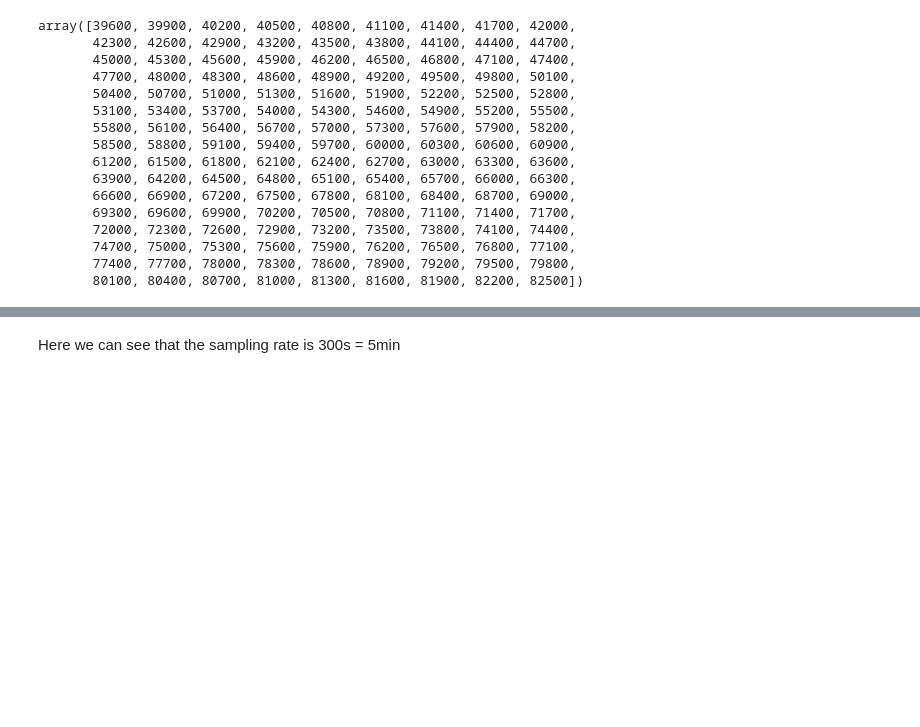
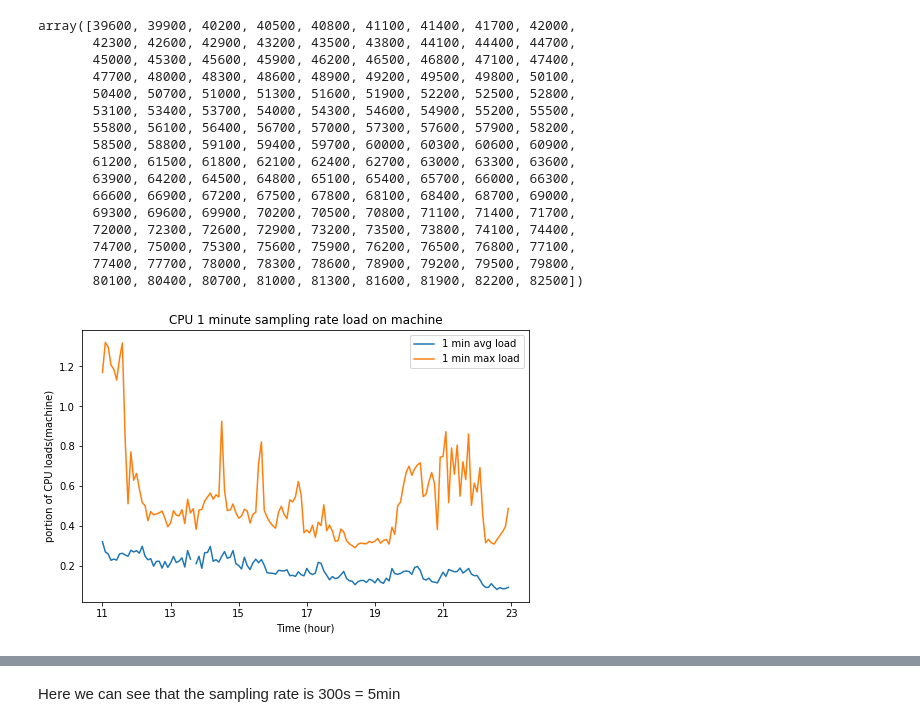
Before and after one commit to Xiaomin-Li/HPC_project, a Jupyter notebook: Machine utilization .ipynb, the cells around one changed output, grey strips where cells are left out. Cells and saved outputs as stored; diff of their text form; code cells hidden in the pictures; blank space fills up the shorter version.

Commit message:
Add more machine utilization analysis

```diff
--- a/Machine utilization .ipynb
+++ b/Machine utilization .ipynb
@@ -50,3 +50,12 @@ array([39600, 39900, 40200, 40500, 40800, 41100, 41400, 41700, 42000,
        74700, 75000, 75300, 75600, 75900, 76200, 76500, 76800, 77100,
        77400, 77700, 78000, 78300, 78600, 78900, 79200, 79500, 79800,
        80100, 80400, 80700, 81000, 81300, 81600, 81900, 82200, 82500])
+# %%
+su_load_1min = np.sort(su.load1)
+su_load_1min
+su_load_1min_max = {}
+for ts in timestamps:
+    su_load_1min_max[ts] = max(su[su.timestamp == ts].load1)
+su_load_1min_avg = {}
+for ts in timestamps:
+    su_load_1min_avg[ts] = sum(su[su.timestamp == ts].load1) / 1313
@@ -52,0 +82,32 @@ array([39600, 39900, 40200, 40500, 40800, 41100, 41400, 41700, 42000,
+# %%
+import os.path
+plt.figure(figsize=[8,5])
+
+#plot CPU 1 min sampling rate average load
+lists = sorted(su_load_1min_avg.items())
+x, y = zip(*lists) # unpack a list of pairs into two tuples
+cpu = [z/100 for z in y]
+hour = [(z- timestamps[0])/3600  for z in x]
+plt.plot(hour, cpu, label="1 min avg load")
+
+#plot CPU 1 min sampling rate maximum load
+lists = sorted(su_load_1min_max.items())
+x, y = zip(*lists) # unpack a list of pairs into two tuples
+cpu = [z/100 for z in y]
+hour = [(z- timestamps[0])/3600  for z in x]
+plt.plot(hour, cpu, label="1 min max load")
+
+#plot overall graph
+plt.legend()
+plt.title("CPU 1 minute sampling rate load on machine")
+plt.ylabel("portion of CPU loads(machine)")
+plt.xlabel("Time (hour)")
+hours = list(range(0,12))
+labels = [11, 13, 15, 17, 19, 21, 23]
+plt.xticks(range(0,14,2), labels)
+directory = "D:/Files/2019 Spring/High P Com/Project/HPC_project/figures/"
+filename = os.path.join(directory, 'CPU_1min_load.png')
+plt.savefig(filename, dpi=300)
+plt.show()
+# %% [output]
+[figure, added]
```
Also changed, not shown: parts of 5 cells of this notebook, 5 other files.
